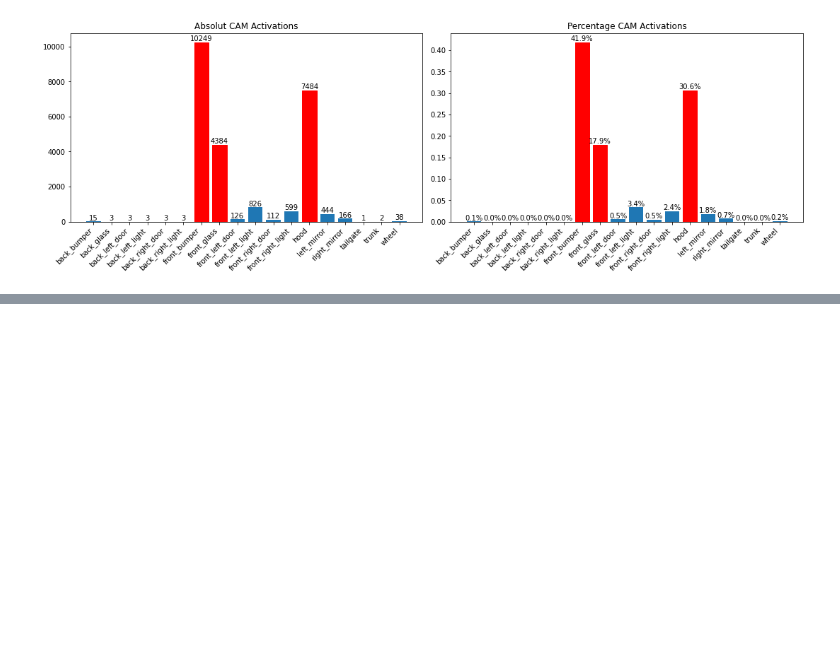
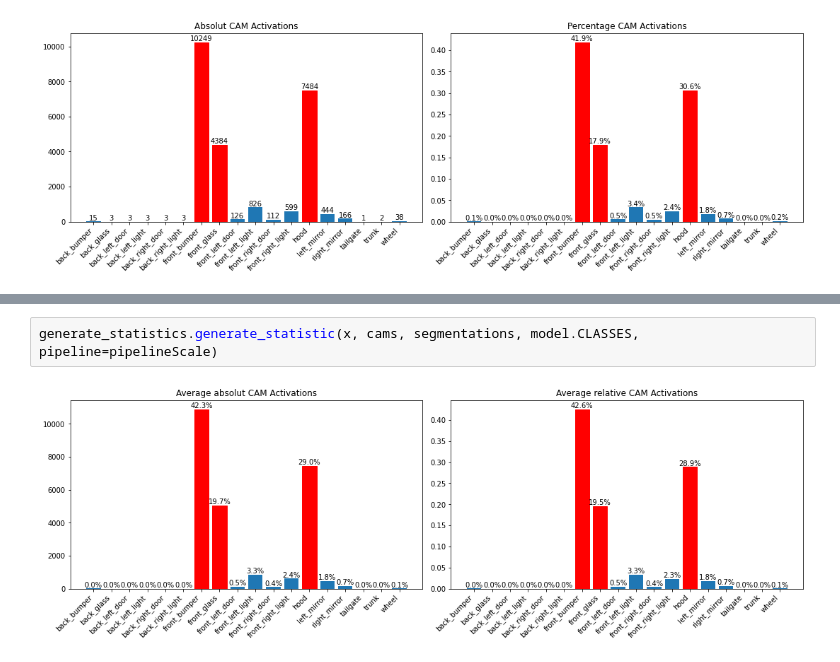
Before and after one commit to L1nusB/XAI-Vehicle-Classification, a Jupyter notebook: notebooks/SegmentationWork.ipynb, the cells around one changed output, grey strips where cells are left out. Cells and saved outputs as stored; diff of their text form; blank space fills up the shorter version.

```diff
--- a/notebooks/SegmentationWork.ipynb
+++ b/notebooks/SegmentationWork.ipynb
@@ -106,0 +107,4 @@ generate_statistics_single.generate_bar_cam_intersection_prop_area(segmentation=
+# %%
+generate_statistics.generate_statistic(x, cams, segmentations, model.CLASSES, pipeline=pipelineScale)
+# %% [output]
+[figure, added]
```
Also changed, not shown: parts of 4 cells of this notebook, 4 other files.
